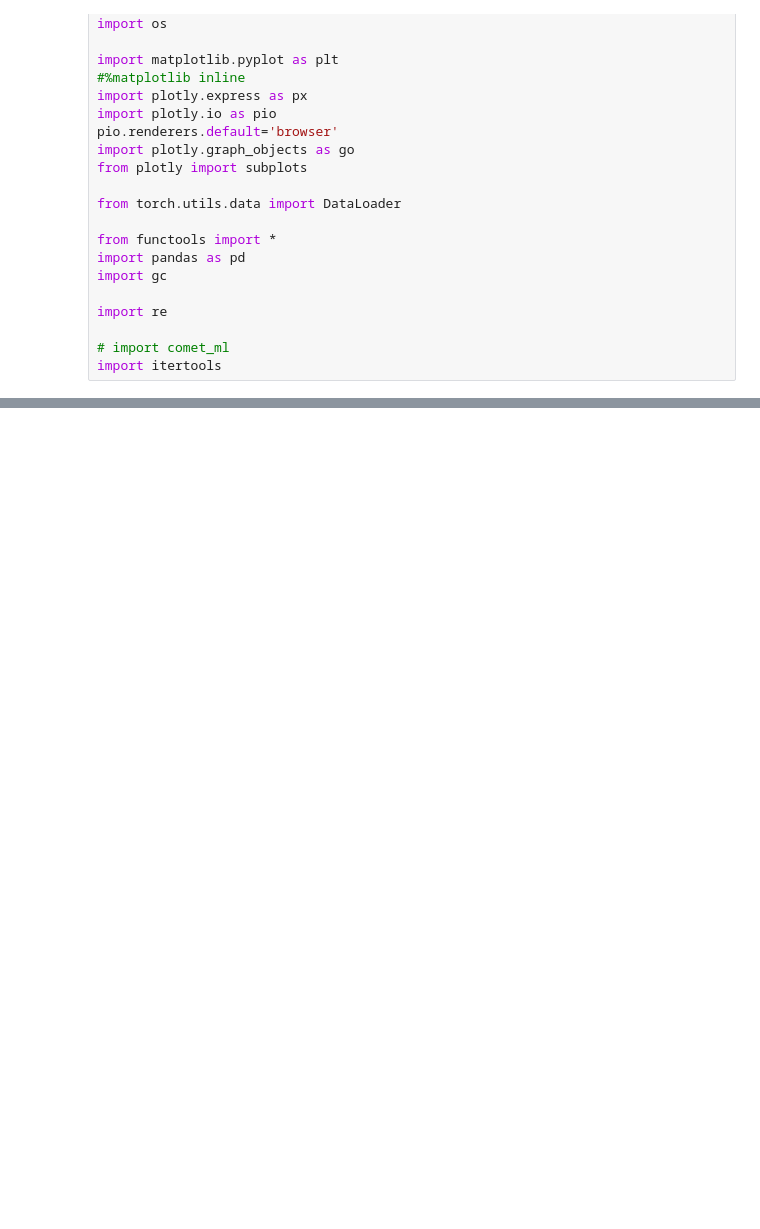
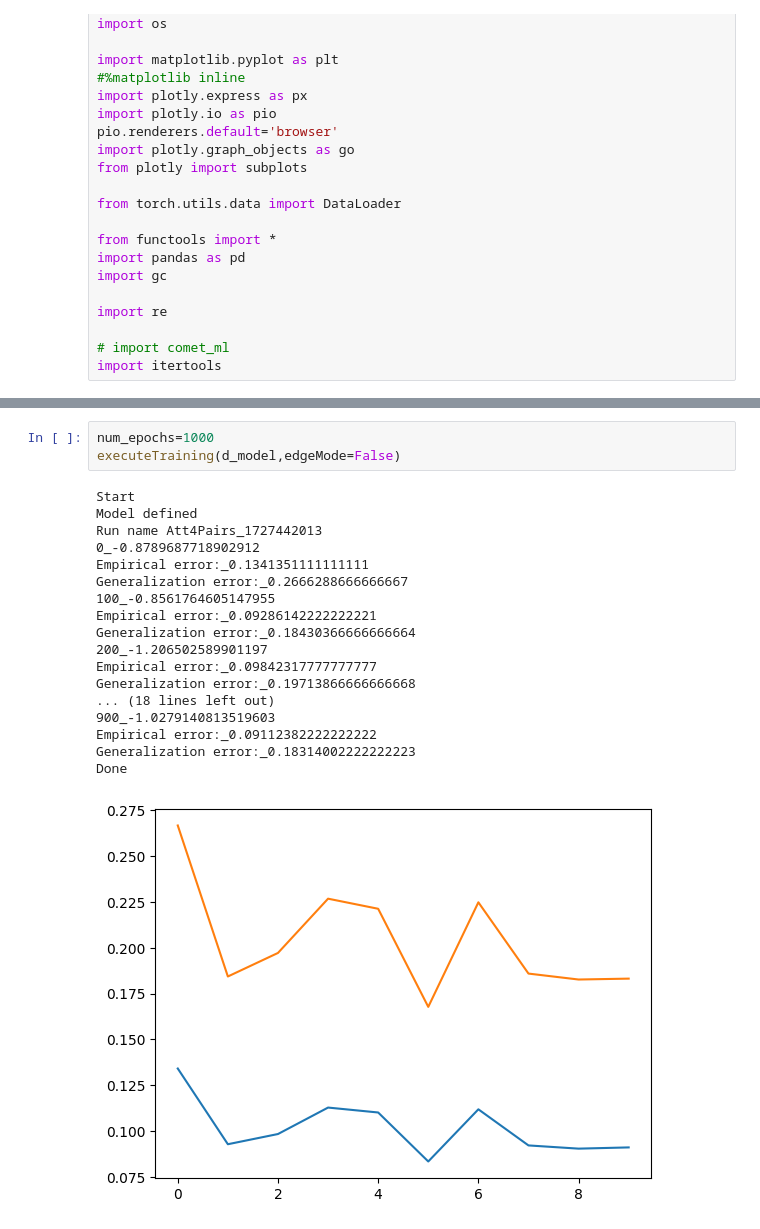
Before and after one commit to tsteifer/transformers-for-triangle-free-graphs, a Jupyter notebook: Triangle_freeness_testing_with_generalized_attention.ipynb, the cells around one changed output, grey strips where cells are left out. Cells and saved outputs as stored; diff of their text form; blank space fills up the shorter version.

```diff
--- a/Triangle_freeness_testing_with_generalized_attention.ipynb
+++ b/Triangle_freeness_testing_with_generalized_attention.ipynb
@@ -602,0 +596,22 @@ How many triangle-free graphs in the sample?
+# %%
+num_epochs=1000
+executeTraining(d_model,edgeMode=False)
+# %% [output]
+Start
+Model defined
+Run name Att4Pairs_1727442013
+0_-0.8789687718902912
+Empirical error:_0.1341351111111111
+Generalization error:_0.2666288666666667
+100_-0.8561764605147955
+Empirical error:_0.09286142222222221
+Generalization error:_0.18430366666666664
+200_-1.206502589901197
+Empirical error:_0.09842317777777777
+Generalization error:_0.19713866666666668
+... (18 lines left out)
+900_-1.0279140813519603
+Empirical error:_0.09112382222222222
+Generalization error:_0.18314002222222223
+Done
+[figure, added]
```
Also changed, not shown: parts of 9 cells of this notebook.
